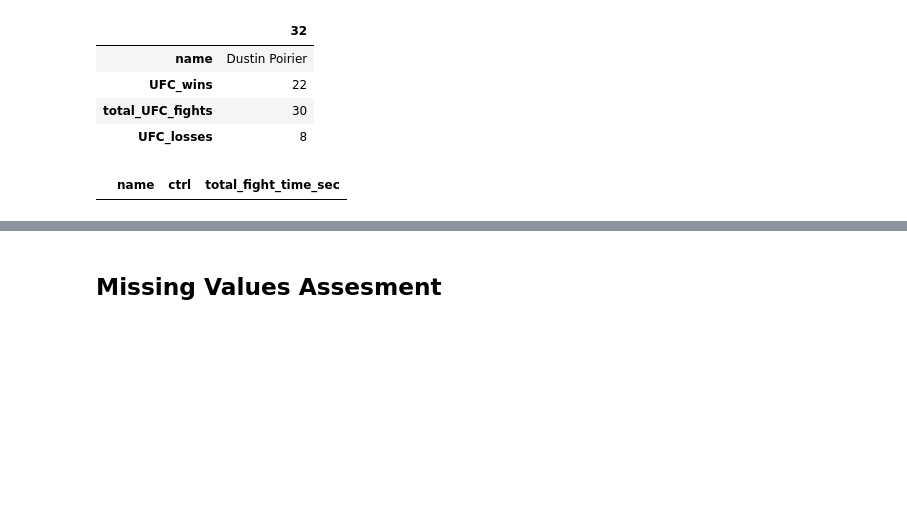
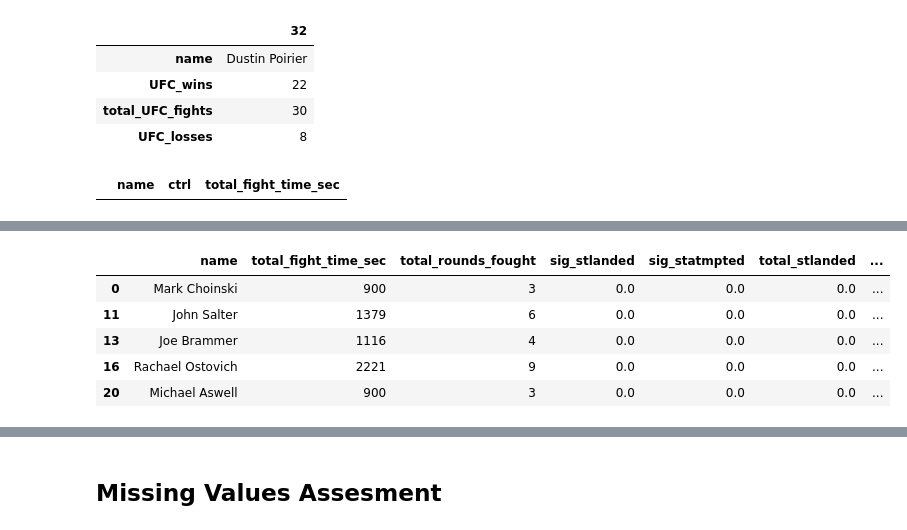
Before and after one commit to sgracia19/UFC_Fighter_Segmentation, a Jupyter notebook: notebooks/02_Data_Exploration.ipynb, the cells around one changed output, grey strips where cells are left out. Cells and saved outputs as stored; diff of their text form; code cells hidden in the pictures; blank space fills up the shorter version.

```diff
--- a/notebooks/02_Data_Exploration.ipynb
+++ b/notebooks/02_Data_Exploration.ipynb
@@ -127,6 +110,0 @@ def map_weight_class(division):
-# %%
-df['standard_weight_class'] = df['division'].apply(map_weight_class)
-df['standard_weight_class'].value_counts() # 13 standard weight classes + Unknown
-
-# print all unique unique weight classes
-df['division'].loc[df['standard_weight_class'] == 'Unknown'].unique()
@@ -157,8 +149,8 @@ Index(['id', 'total_UFC_fights', 'UFC_wins', 'UFC_losses',
 # %%
 # infer weight class from weight_kg where possible
 def infer_weight_class(row):
-    if row['standard_weight_class'] != 'Unknown':
-        return row['standard_weight_class']
+    if row['parsed_weight_class'] != 'Unknown':
+        return row['parsed_weight_class']
 
     # This approach may misclassify some women fighters, but it's a reasonable assumption given the data
     weight = row['weight']
@@ -184,10 +176,3 @@ def infer_weight_class(row):
         return "Heavyweight"
     else:
         return "Catchweight"
-# %%
-df['standard_weight_class_v1'] = df['division'].apply(map_weight_class)
-print(df['standard_weight_class_v1'].value_counts()) # 13 standard weight classes + Unknown
-
-df['standard_weight_class_v2'] = df.apply(infer_weight_class, axis=1)
-print(df['standard_weight_class_v2'].value_counts())
-# version 2 has better coverage
@@ -211,0 +179,5 @@ Name: count, dtype: int64
+# %%
+df['parsed_weight_class'] = df['division'].apply(parse_weight_class)
+
+df['weight_class'] = df.apply(infer_weight_class, axis=1)
+print(df['weight_class'].value_counts())
@@ -299,0 +326,10 @@ df[negative_values] # No fighters with negative values in any numeric columns
+# %%
+# Zero in on fighters with no significant strikes landed
+df.loc[df['sig_stlanded'] == 0, ['name'] + key_numeric_cols].head()
+# %% [output]
+|  | name | total_fight_time_sec | total_rounds_fought | sig_stlanded | sig_statmpted | total_stlanded | ... |
+| 0 | Mark Choinski | 900 | 3 | 0.0 | 0.0 | 0.0 | ... |
+| 11 | John Salter | 1379 | 6 | 0.0 | 0.0 | 0.0 | ... |
+| 13 | Joe Brammer | 1116 | 4 | 0.0 | 0.0 | 0.0 | ... |
+| 16 | Rachael Ostovich | 2221 | 9 | 0.0 | 0.0 | 0.0 | ... |
+| 20 | Michael Aswell | 900 | 3 | 0.0 | 0.0 | 0.0 | ... |
```
Also changed, not shown: parts of 48 cells of this notebook.
